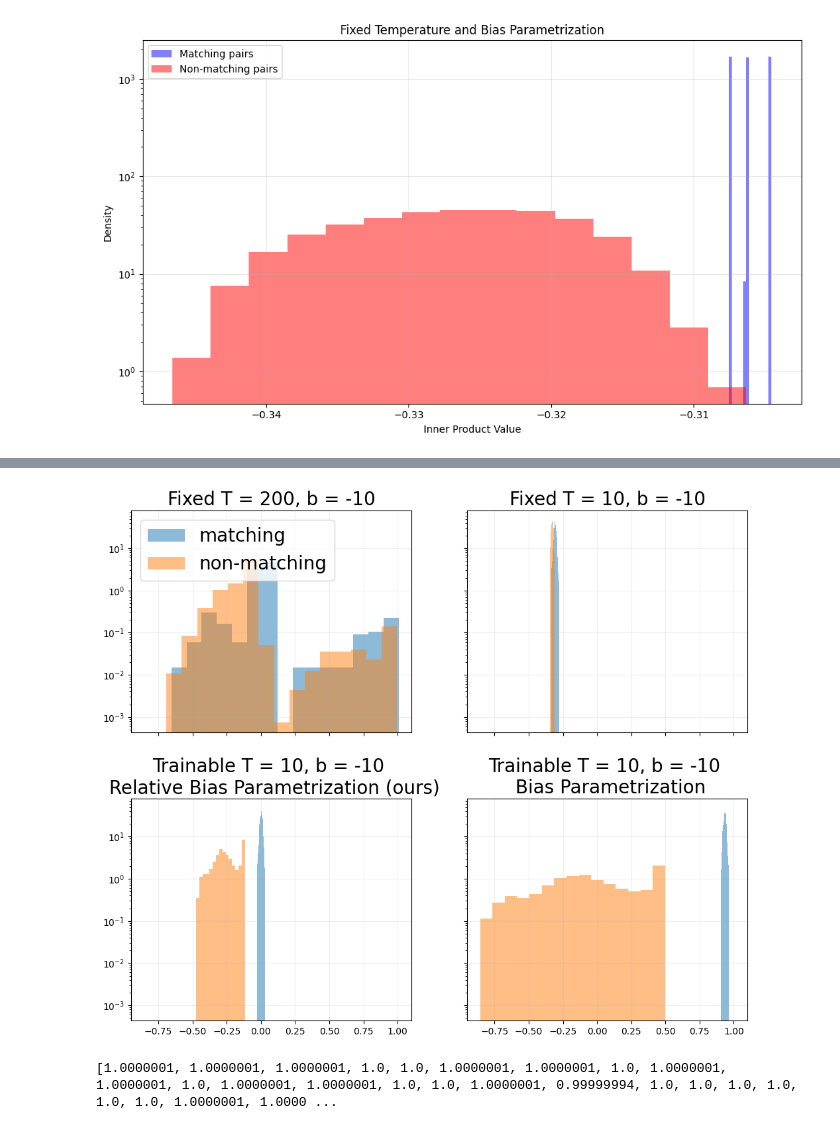
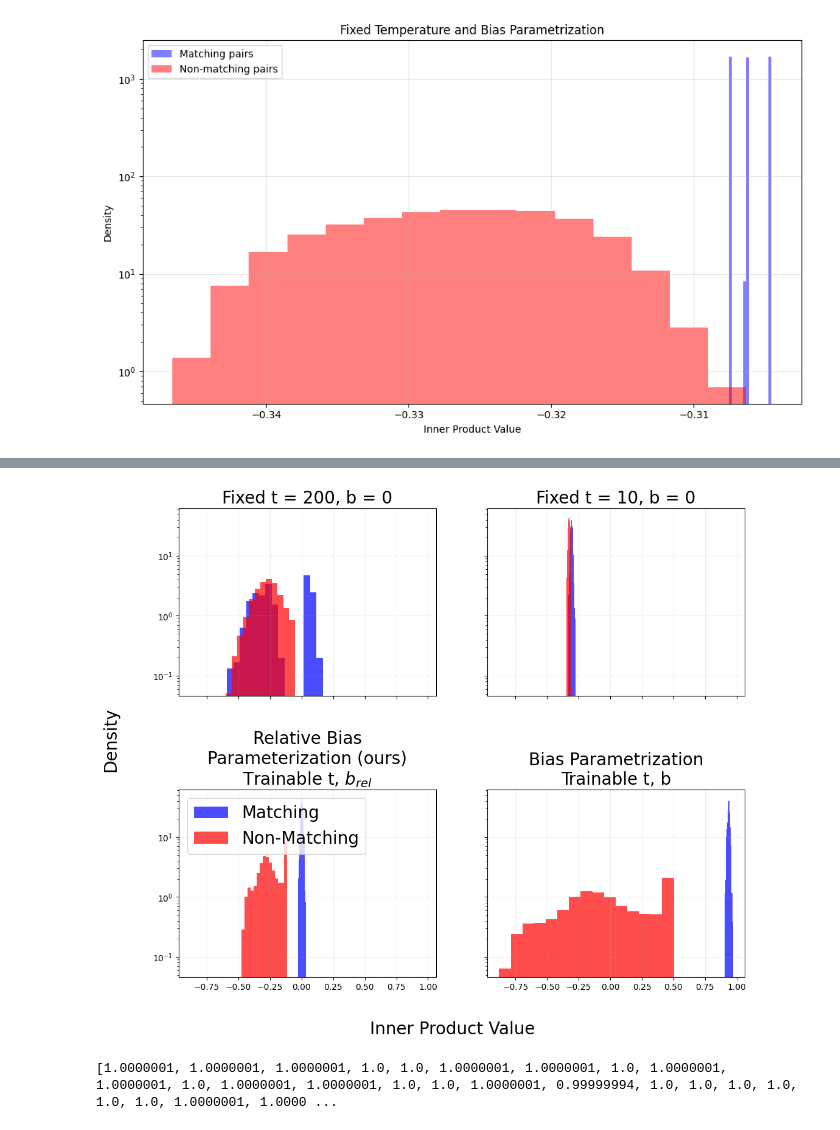
Before and after one commit to BangachevKiril/RepresentationLearningTheory, a Jupyter notebook: SigLIP/MoreModalities.ipynb, the cells around one changed output, grey strips where cells are left out. Drawn from its saved outputs; the diff is of its cells as text; code cells hidden in the pictures.

Commit message:
fix plots

```diff
--- a/SigLIP/MoreModalities.ipynb
+++ b/SigLIP/MoreModalities.ipynb
@@ -431,7 +431,7 @@ def run_siglip_experiment(
         trainable_temp=trainable_temp,
         bias=bias,
         trainable_bias=trainable_bias,
-        relative_bias_parameterization=relative_bias_parameterization
+        relative_bias_parameterization=relative_bias_parameterization,
     ).to(device)
 
     # 2) optimizer
@@ -467,10 +467,10 @@ def run_siglip_experiment(
 # --- define your four experiments ---
 device = 'cuda' if torch.cuda.is_available() else 'cpu'
 configs = [
-    dict(temperature=200., bias=-10.,
+    dict(temperature=200., bias=0,
          trainable_temp=False, trainable_bias=False, relative_bias_parameterization=True,
          name='fixed_T200_b-10'),
-    dict(temperature=10., bias=-10.,
+    dict(temperature=10., bias=0.,
          trainable_temp=False, trainable_bias=False, relative_bias_parameterization=True,
          name='fixed_T10_b-10'),
     dict(temperature=10., bias=-10.,
@@ -521,41 +520,44 @@ for cfg in configs:
 # %%
 # --- Plotting all four in a 2×2 grid ---
-fig, axes = plt.subplots(2, 2, figsize=(12, 10), sharex=True, sharey=True, gridspec_kw={'hspace': 0.3})
+fig, axes = plt.subplots(2, 2, figsize=(12, 10), sharex=True, sharey=True, gridspec_kw={'hspace': 0.5})
 
 titles = [
-        "Fixed T = 200, b = -10",
-        "Fixed T = 10, b = -10",
-        "Trainable T = 10, b = -10 \n Relative Bias Parameterization (ours)",
-        "Trainable T = 10, b = -10 \n Bias Parameterization"
+        "Fixed t = 200, b = 0",
+        "Fixed t = 10, b = 0",
+        '\nRelative Bias\nParameterization (ours)\nTrainable t, $b_{rel}$',
+        '\nBias Parametrization\nTrainable t, b'
         ]
 for idx, cfg in enumerate(configs):
     ax = axes[idx // 2, idx % 2]
     vecs = results[cfg['name']]['vectors']
     # collect inner products
     match, nonmatch = [], []
     for i in range(len(vecs)):
         for j in range(i+1, len(vecs)):
             ip = vecs[i] @ vecs[j].t()
             match.extend(torch.diag(ip).numpy())
             mask = ~np.eye(ip.shape[0],dtype=bool)
             nonmatch.extend(ip.numpy()[mask])
     match = np.array(match)
     matching_jitter = match + np.random.normal(loc=0.0,
                                                         scale=0.01,
                                                         size=match.shape)
     # print(f'{cfg=}, {match=}')
-    ax.hist(matching_jitter, bins=15, alpha=0.5, label='matching', density=True, log=True)
-    ax.hist(nonmatch, bins=15, alpha=0.5, label='non-matching', density=True, log=True)
+    ax.hist(matching_jitter, bins=15, alpha=0.7, label='Matching', density=True, log=True, color = "blue")
+    ax.hist(nonmatch, bins=15, alpha=0.7, label='Non-Matching', density=True, log=True,color = 'red')
     ax.set_title(titles[idx], fontsize = 20)
-    if idx == 0:
+    if idx == 2:
         ax.legend(fontsize = 20, loc = 'upper left')
     ax.grid(alpha=0.2)
 
+
+fig.supxlabel('Inner Product Value', fontsize=20)
+fig.supylabel('Density',             fontsize=20)
 plt.tight_layout()
 plt.savefig("logs/multiplemodalities_ip_separation.png", dpi = 300, bbox_inches = "tight")
 plt.show()
 # %% [output]
-[figure, old version]
+[figure, new version]
 # %%
 print(all_matching_pairs)
 # %% [output]
```
Also changed, not shown: parts of 4 cells of this notebook.
